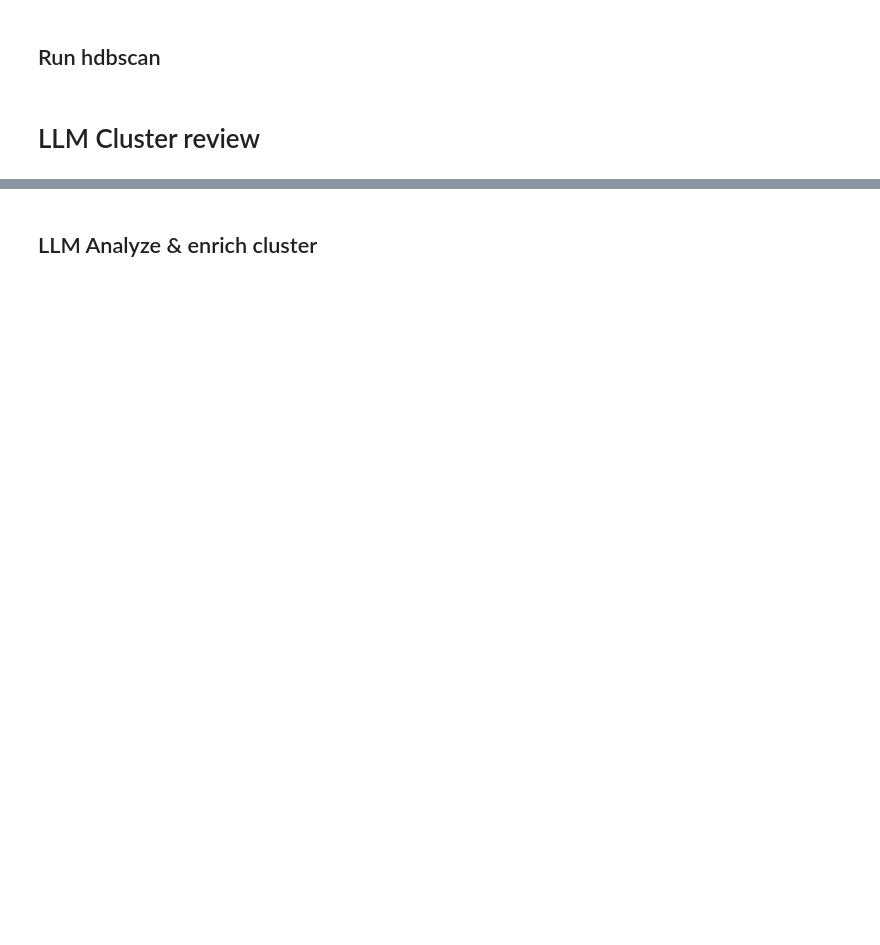
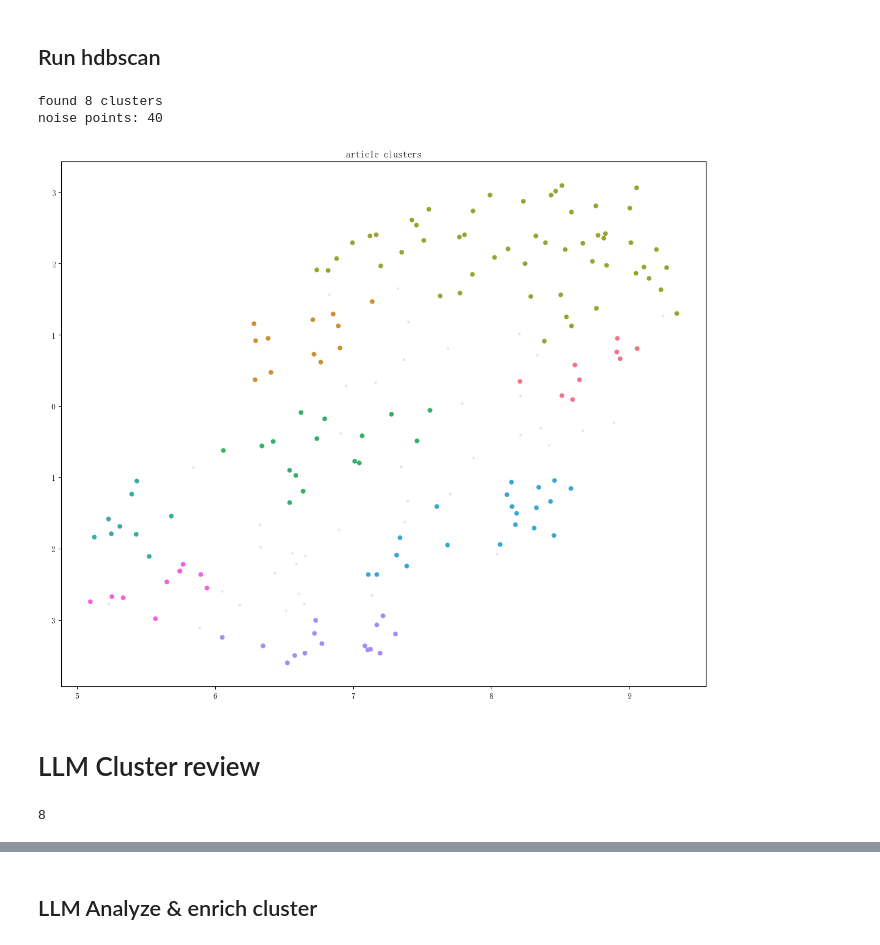
Before and after one commit to QuantaOverflow/meridian, a Jupyter notebook: apps/briefs/reportV5.ipynb, the cells around one changed output, grey strips where cells are left out. Saved outputs shown, nothing was run; the diff lists cells and outputs as text; code cells hidden in the pictures; blank space fills up the shorter version.

```diff
--- a/apps/briefs/reportV5.ipynb
+++ b/apps/briefs/reportV5.ipynb
@@ -88,7 +88,9 @@ from src.events import get_events # 远程测试
 
 # 注意：不要指定日期，除非您确定数据库中有指定日期的文章
 #sources, events = get_events_local()
-sources, events = get_events()
+response = get_events()  # 或 response = get_events_local()
+sources = response.sources
+events = response.events
 print(f"Number of events: {len(events)}")
 print(f"Number of sources: {len(sources)}")
 
@@ -114,14 +116,15 @@ articles_df.columns = [
     "completeness",
     "summary",
 ]
-articles_df["summary"] = (
-    articles_df["summary"]
-    .str.split("EVENT:")
-    .str[1]
-    .str.split("CONTEXT:")
-    .str[0]
-    .str.strip()
+# Handle summaries more safely
+articles_df["summary"] = articles_df["summary"].fillna("")
+# Clean up summaries if they have EVENT: and CONTEXT: markers
+articles_df["cleaned_summary"] = articles_df["summary"].apply(
+    lambda x: x.split("EVENT:")[1].split("CONTEXT:")[0].strip()
+    if "EVENT:" in x and "CONTEXT:" in x
+    else x.strip()
 )
-articles_df["text_to_embed"] = "query: " + articles_df["summary"]
+# Use the cleaned version for embedding
+articles_df["text_to_embed"] = "query: " + articles_df["cleaned_summary"]
 articles_df.head(2)
 # %% [output]
@@ -271,7 +290,7 @@ import matplotlib.pyplot as plt
 import seaborn as sns
 
 # You can now retrain UMAP/HDBSCAN with the best params on the full data if needed
-best_params = study.best_trial.params
+#best_params = study.best_trial.params
 # Example:
 # best_umap_n_neighbors = best_params['umap_n_neighbors']
 # best_hdbscan_min_cluster_size = best_params['hdbscan_min_cluster_size']
@@ -280,17 +299,18 @@ best_params = study.best_trial.params
 
 # use the optimized params
 umap_embeddings = umap.UMAP(
-    n_neighbors=15,
+    n_neighbors=10,
     n_components=10,  # bumped up from 5
     min_dist=0.0,
     metric="cosine",
+    random_state=42,
 ).fit_transform(all_embeddings)
 
 # cluster with optimal params
 clusterer = hdbscan.HDBSCAN(
-    min_cluster_size=3,
-    min_samples=None,
-    cluster_selection_epsilon=0.0,
+    min_cluster_size= 8,
+    min_samples=5,
+    cluster_selection_epsilon=0.1,
     metric="euclidean",
     prediction_data=True,
 )
@@ -307,33 +327,37 @@ print(f"noise points: {sum(cluster_labels == -1)}")
 umap_2d = umap.UMAP(n_components=2, metric="cosine").fit_transform(all_embeddings)
 
 # plotting
 plt.figure(figsize=(12, 10))
 # plot noise points first (gray)
 plt.scatter(
     umap_2d[cluster_labels == -1, 0],
     umap_2d[cluster_labels == -1, 1],
     c="lightgray",
     s=5,
     alpha=0.5,
     label="noise",
 )
 
 # plot actual clusters with random colors
 unique_clusters = sorted(list(set(cluster_labels) - {-1}))
 palette = sns.color_palette("husl", len(unique_clusters))
 
 for i, cluster_id in enumerate(unique_clusters):
     plt.scatter(
         umap_2d[cluster_labels == cluster_id, 0],
         umap_2d[cluster_labels == cluster_id, 1],
         c=[palette[i]],
         s=25,
         label=f"cluster {cluster_id}",
     )
 
 plt.title("article clusters")
 plt.tight_layout()
 plt.show()
+# %% [output]
+found 8 clusters
+noise points: 40
+[figure, added]
 # %% [markdown]
 # LLM Cluster review
 # %%
@@ -349,6 +373,8 @@ for cluster_id in clusters_ids:
 # sort clusters by most articles to least articles
 clusters_with_articles = sorted(clusters_with_articles, key=lambda x: len(x['articles_ids']), reverse=True)
 print(len(clusters_with_articles))
+# %% [output]
+8
 # %%
 for x in clusters_with_articles:
     print(f"\n\n# Cluster {x['cluster_id']}")
```
Also changed, not shown: parts of 25 cells of this notebook.
